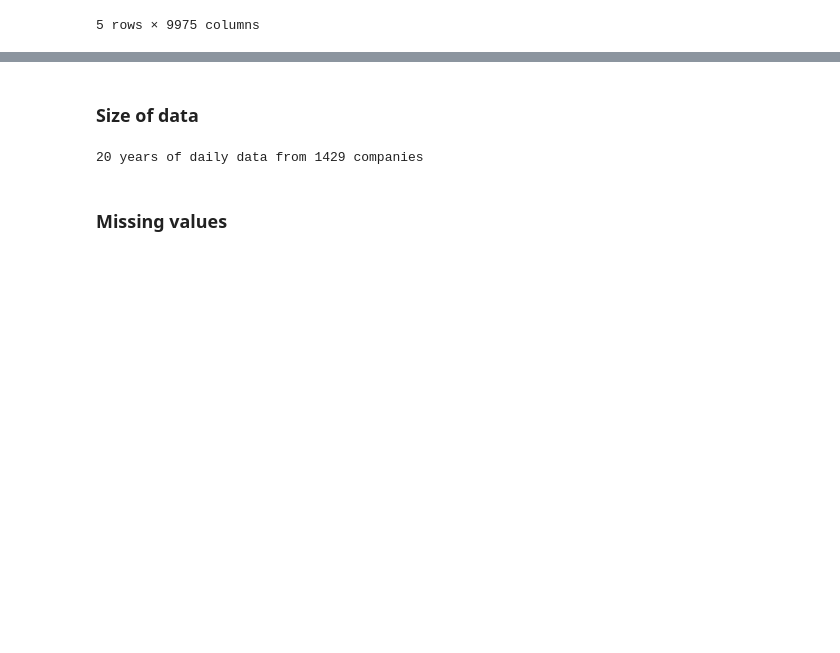
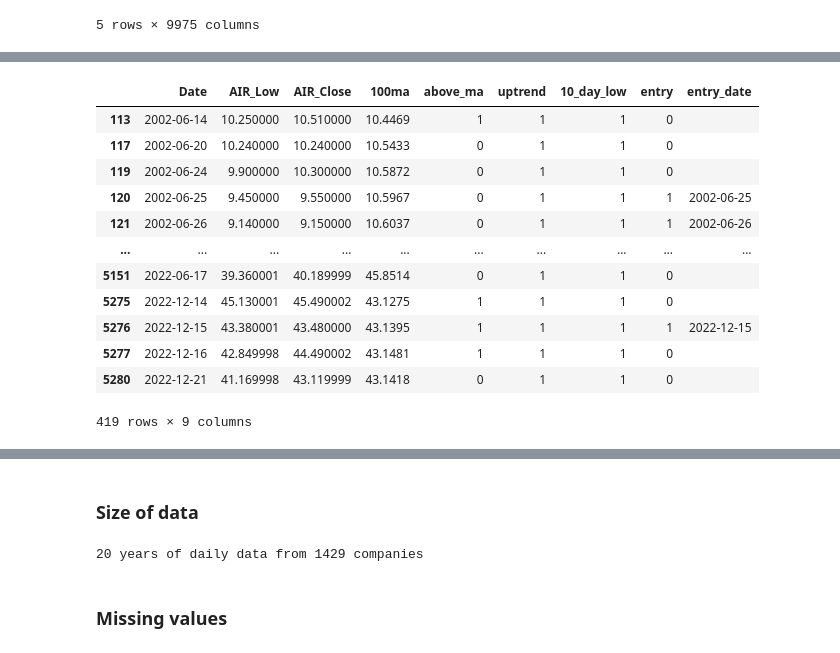
Before and after one commit to ryanlxz/backtesting, a Jupyter notebook: notebooks/test.ipynb, the cells around one changed output, grey strips where cells are left out. Saved outputs shown, nothing was run; the diff lists cells and outputs as text; code cells hidden in the pictures; blank space fills up the shorter version.

```diff
--- a/notebooks/test.ipynb
+++ b/notebooks/test.ipynb
@@ -148,0 +210,16 @@ df = stock_data.copy()
+# %%
+stock_trend_df[stock_trend_df['10_day_low']==1]
+# %% [output]
+|  | Date | AIR_Low | AIR_Close | 100ma | above_ma | uptrend | 10_day_low | entry | entry_date |
+| 113 | 2002-06-14 | 10.250000 | 10.510000 | 10.4469 | 1 | 1 | 1 | 0 |  |
+| 117 | 2002-06-20 | 10.240000 | 10.240000 | 10.5433 | 0 | 1 | 1 | 0 |  |
+| 119 | 2002-06-24 | 9.900000 | 10.300000 | 10.5872 | 0 | 1 | 1 | 0 |  |
+| 120 | 2002-06-25 | 9.450000 | 9.550000 | 10.5967 | 0 | 1 | 1 | 1 | 2002-06-25 |
+| 121 | 2002-06-26 | 9.140000 | 9.150000 | 10.6037 | 0 | 1 | 1 | 1 | 2002-06-26 |
+| ... | ... | ... | ... | ... | ... | ... | ... | ... | ... |
+| 5151 | 2022-06-17 | 39.360001 | 40.189999 | 45.8514 | 0 | 1 | 1 | 0 |  |
+| 5275 | 2022-12-14 | 45.130001 | 45.490002 | 43.1275 | 1 | 1 | 1 | 0 |  |
+| 5276 | 2022-12-15 | 43.380001 | 43.480000 | 43.1395 | 1 | 1 | 1 | 1 | 2022-12-15 |
+| 5277 | 2022-12-16 | 42.849998 | 44.490002 | 43.1481 | 1 | 1 | 1 | 0 |  |
+| 5280 | 2022-12-21 | 41.169998 | 43.119999 | 43.1418 | 0 | 1 | 1 | 0 |  |
+419 rows × 9 columns
```
Also changed, not shown: parts of 8 cells of this notebook, 3 other files.
